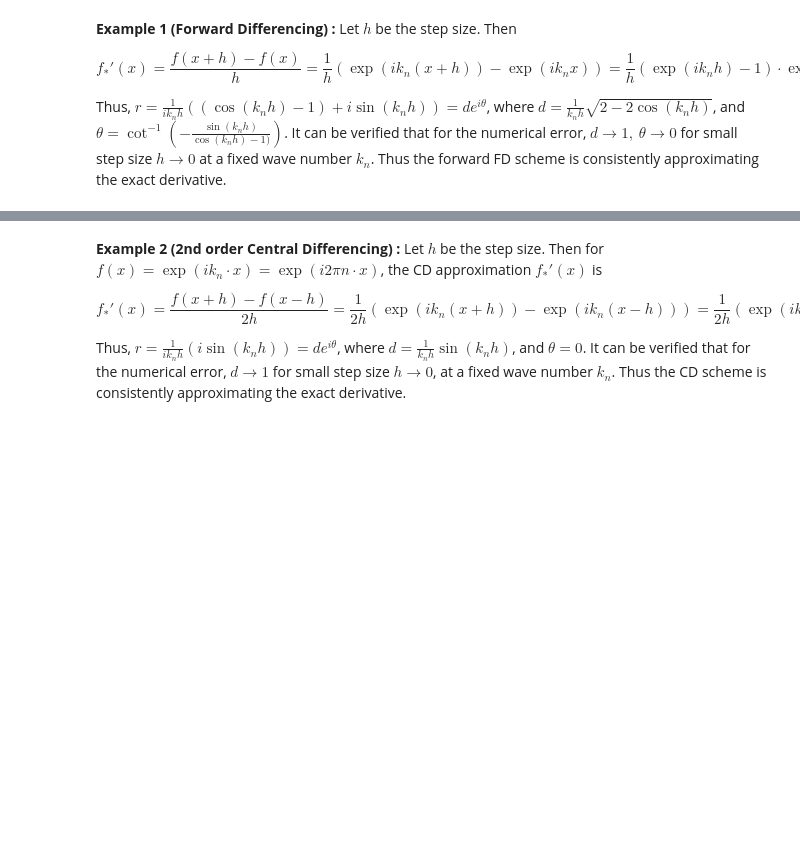
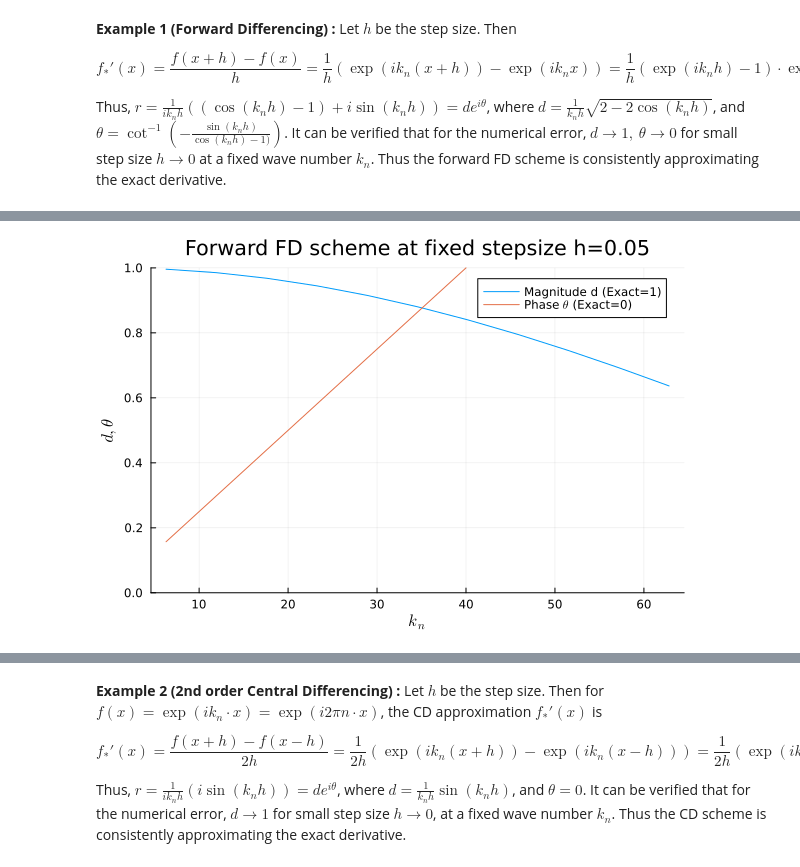
Before and after one commit to jacob-cunningham-ds/me2060, a Jupyter notebook: modules/module_5/error_analysis_fd-inclass.ipynb, the cells around one changed output, grey strips where cells are left out. Drawn from its saved outputs; the diff is of its cells as text; code cells hidden in the pictures; blank space fills up the shorter version.

```diff
--- a/modules/module_5/error_analysis_fd-inclass.ipynb
+++ b/modules/module_5/error_analysis_fd-inclass.ipynb
@@ -42,12 +47,16 @@ ylabel!(L"d,\theta")
 # %%
-#Plot error as function of wave number k for fixed step size
-h0=0.05
-mag_n = 1 ./(kn.*h0) .*sqrt.(2 .- 2*cos.(kn.*h0))
-theta_n = acot.(-sin.(kn.*h0) ./(cos.(kn.*h0) .-1.0) )
-plot(kn,mag_n,label="Magnitude d (Exact=1)")
-plot!(kn,theta_n,label=L"Phase $\theta$ (Exact=0)")
-title!("Forward FD scheme at fixed stepsize h=0.05")
-ylims!(0, 1)
-xlabel!(L"k_n")
-ylabel!(L"d,\theta")
+# Plot error as function of wave number k for fixed step size
+h0 = 0.05
+mag_n = 1 ./ (kn .* h0) .* sqrt.(2 .- 2 * cos.(kn .* h0))
+theta_n = acot.(-sin.(kn .* h0) ./ (cos.(kn .* h0) .- 1.0))
+
+# Plot the results
+Plt.plot(kn, mag_n, label="Magnitude d (Exact=1)")
+Plt.plot!(kn, theta_n, label=ltx.L"Phase $\theta$ (Exact=0)")
+Plt.title!("Forward FD scheme at fixed stepsize h=0.05")
+Plt.ylims!(0, 1)
+Plt.xlabel!(ltx.L"k_n")
+Plt.ylabel!(ltx.L"d,\theta")
+# %% [output]
+[figure, added]
 # %%
```
Also changed, not shown: parts of 9 cells of this notebook, 2 other files.
